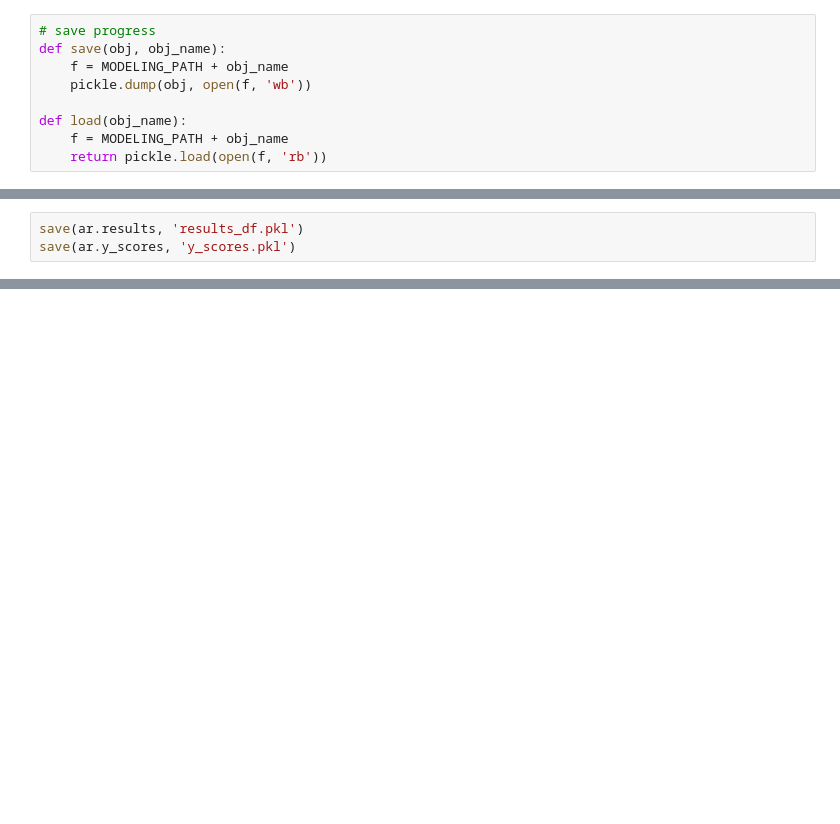
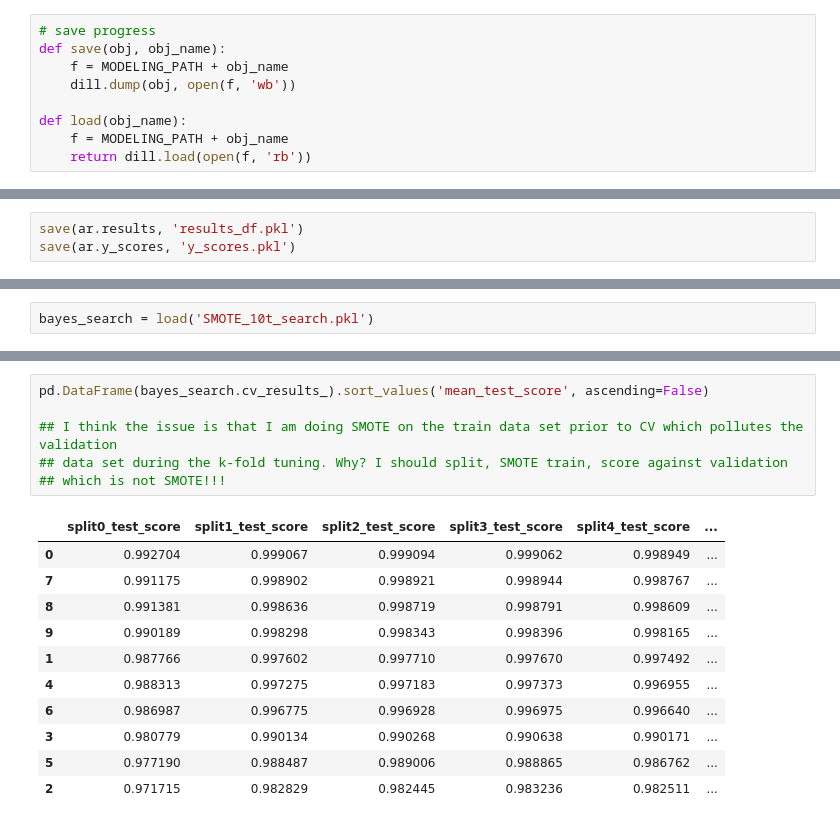
Before and after one commit to jason-sa/amazon_product_trend_classification, a Jupyter notebook: py_files/Amazon_Reviews_Model_Selection.ipynb, the cells around one changed output, grey strips where cells are left out. Cells and saved outputs as stored; diff of their text form; blank space fills up the shorter version.

```diff
--- a/py_files/Amazon_Reviews_Model_Selection.ipynb
+++ b/py_files/Amazon_Reviews_Model_Selection.ipynb
@@ -55,11 +55,11 @@ PATH = '../data/amazon_reviews_us_Toys_v1_00.tsv'
 # save progress
 def save(obj, obj_name):
     f = MODELING_PATH + obj_name
-    pickle.dump(obj, open(f, 'wb'))
+    dill.dump(obj, open(f, 'wb'))
 
 def load(obj_name):
     f = MODELING_PATH + obj_name
-    return pickle.load(open(f, 'rb'))
+    return dill.load(open(f, 'rb'))
 # %%
 %load_ext autoreload
 %autoreload 2
@@ -406,0 +394,2 @@ save(ar.y_scores, 'y_scores.pkl')
+# %%
+bayes_search = load('SMOTE_10t_search.pkl')
@@ -406,0 +494,18 @@ save(ar.y_scores, 'y_scores.pkl')
+# %%
+pd.DataFrame(bayes_search.cv_results_).sort_values('mean_test_score', ascending=False)
+
+## I think the issue is that I am doing SMOTE on the train data set prior to CV which pollutes the validation
+## data set during the k-fold tuning. Why? I should split, SMOTE train, score against validation
+## which is not SMOTE!!!
+# %% [output]
+|  | split0_test_score | split1_test_score | split2_test_score | split3_test_score | split4_test_score | ... |
+| 0 | 0.992704 | 0.999067 | 0.999094 | 0.999062 | 0.998949 | ... |
+| 7 | 0.991175 | 0.998902 | 0.998921 | 0.998944 | 0.998767 | ... |
+| 8 | 0.991381 | 0.998636 | 0.998719 | 0.998791 | 0.998609 | ... |
+| 9 | 0.990189 | 0.998298 | 0.998343 | 0.998396 | 0.998165 | ... |
+| 1 | 0.987766 | 0.997602 | 0.997710 | 0.997670 | 0.997492 | ... |
+| 4 | 0.988313 | 0.997275 | 0.997183 | 0.997373 | 0.996955 | ... |
+| 6 | 0.986987 | 0.996775 | 0.996928 | 0.996975 | 0.996640 | ... |
+| 3 | 0.980779 | 0.990134 | 0.990268 | 0.990638 | 0.990171 | ... |
+| 5 | 0.977190 | 0.988487 | 0.989006 | 0.988865 | 0.986762 | ... |
+| 2 | 0.971715 | 0.982829 | 0.982445 | 0.983236 | 0.982511 | ... |
```
Also changed, not shown: parts of 38 cells of this notebook.
